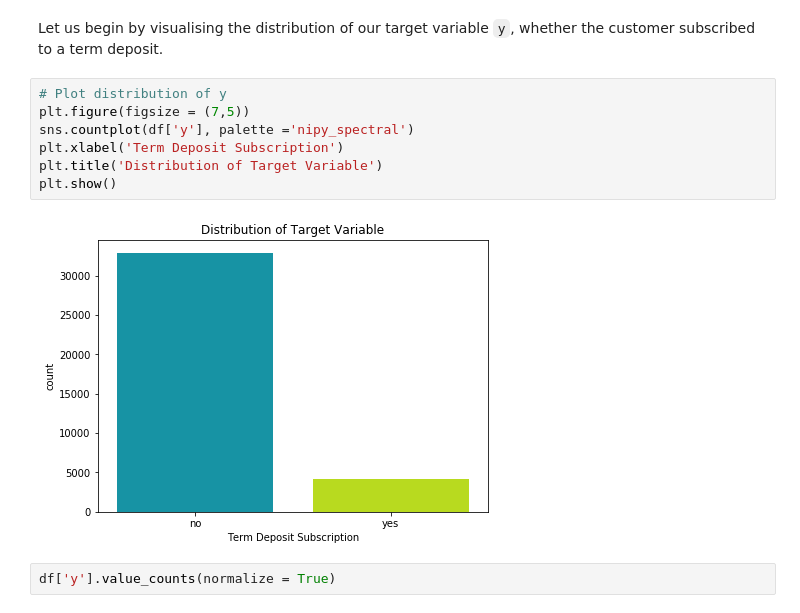
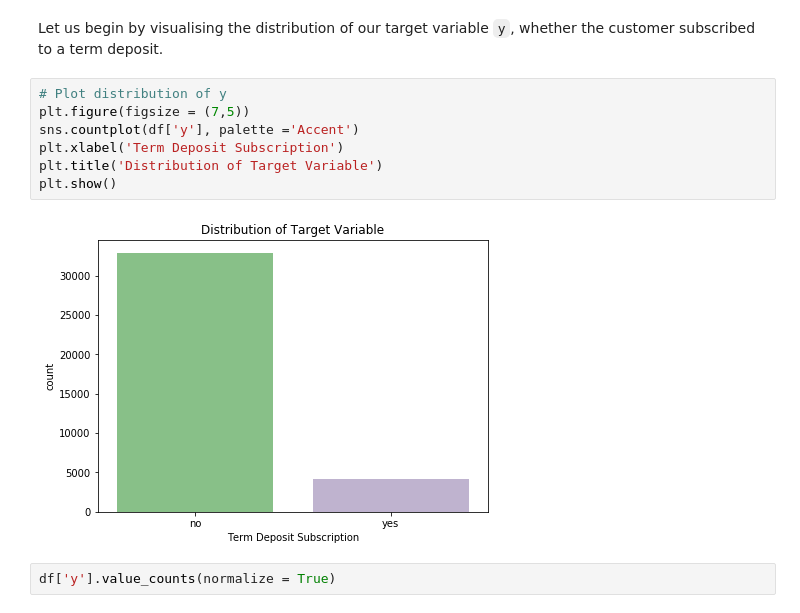
Before and after one commit to nadinezab/bank-marketing, a Jupyter notebook: bank-marketing.ipynb, the cells around one changed output. Cells and saved outputs as stored; diff of their text form.

```diff
--- a/bank-marketing.ipynb
+++ b/bank-marketing.ipynb
@@ -312,12 +324,12 @@ Let us begin by visualising the distribution of our target variable `y`, whether
 # %%
 # Plot distribution of y
 plt.figure(figsize = (7,5))
-sns.countplot(df['y'], palette ='nipy_spectral')
+sns.countplot(df['y'], palette ='Accent')
 plt.xlabel('Term Deposit Subscription')
 plt.title('Distribution of Target Variable')
 plt.show()
 # %% [output]
-[figure, old version]
+[figure, new version]
 # %%
 df['y'].value_counts(normalize = True)
 # %% [output]
```
Also changed, not shown: parts of 23 cells of this notebook.
